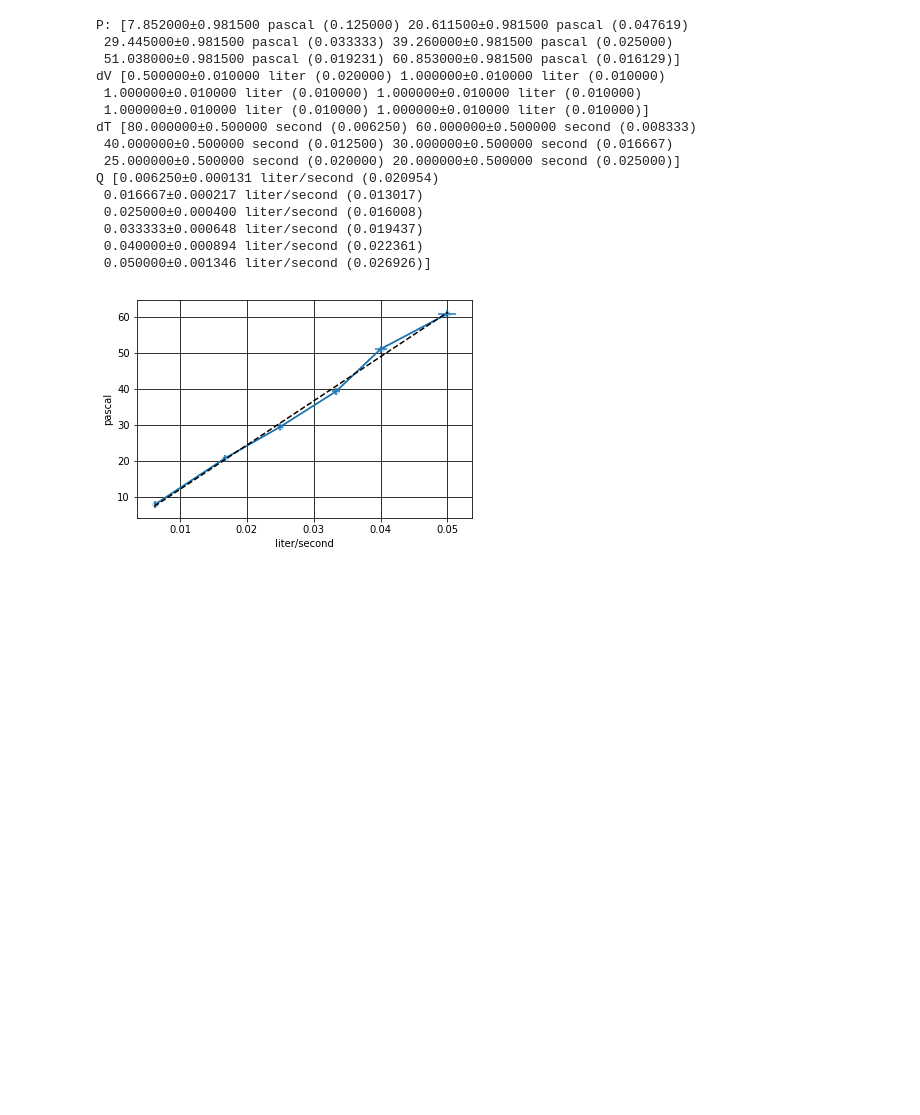
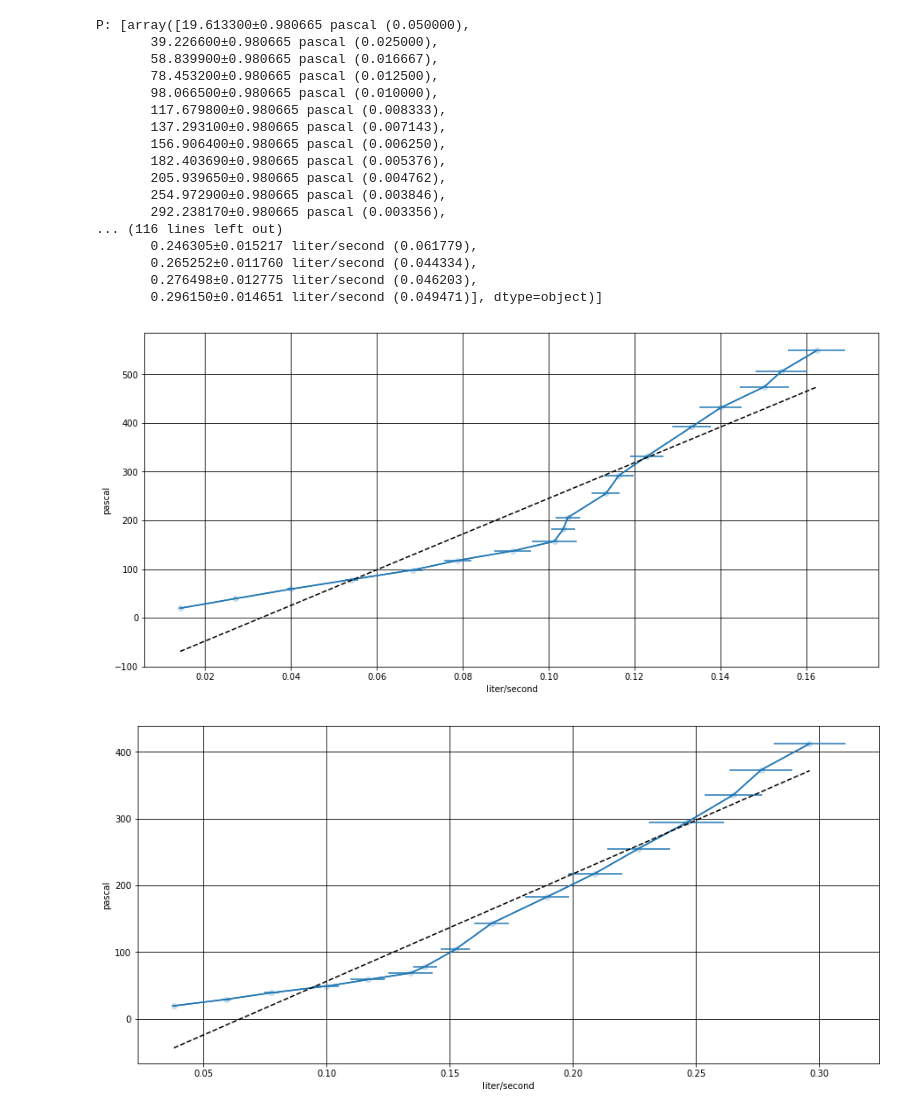
Before and after one commit to Wiki-fan/miptlabs, a Jupyter notebook: lab1.3.3 example.ipynb, the cells around one changed output. Saved outputs shown, nothing was run; the diff lists cells and outputs as text; code cells hidden in the pictures; blank space fills up the shorter version.

```diff
--- a/lab1.3.3 example.ipynb
+++ b/lab1.3.3 example.ipynb
@@ -32 +32,4 @@ mm_water_pressure = 1000*u.kg/u.m**3*1*u.mm*g
 k = 0.2 # Коэффициент наклона трубки ММН
+# %%
+data = pd.read_csv('lab1.3.3.csv')
+data
@@ -33,37 +54,50 @@ k = 0.2 # Коэффициент наклона трубки ММН
 # %%
-ticks = np.array([ml.PQ(val, sigma=0.5) for val in
-                     [4, 10.5, 15, 20, 26, 31]]) # Деления
-dP = ml.repr_ndarray_as(ticks*mm_water_pressure*k, u.pascal)
-print('P:', dP)
-dV = np.array([ml.PQ(val*u.liters, sigma=0.01*u.liters, dim=u.liters) for val in
-                     [0.5, 1, 1, 1, 1, 1]])
-print('dV', dV)
-dT = np.array([ml.PQ(val*u.seconds, sigma=0.5*u.seconds) for val in
-                     [80, 60, 40, 30, 25, 20]])
-print('dT', dT)
-Q = dV/dT
-print('Q', Q)
+# Деления
+#80 +-2, далее +-3, начиная с 220 +-1
+# 40 +- 2, 130 и далее +-1
+ticks_s = [np.array([ml.PQ(val, sigma=0.5) for val in data['delta_P'].dropna().astype(float)]),
+           np.array([ml.PQ(val, sigma=0.5) for val in data['delta_P.1'].dropna().astype(float)])]
+dP_s = [ml.repr_ndarray_as(ticks*manom_coef*k, u.pascal) for ticks in ticks_s]
+print('P:', dP_s)
+dV_s = [np.array([ml.PQ(val*u.liters, sigma=0.01*u.liters, dim=u.liters)
+                  for val in data['delta_V'].dropna().astype(float)]),
+        np.array([ml.PQ(val*u.liters, sigma=0.01*u.liters, dim=u.liters)
+                  for val in data['delta_V.1'].dropna().astype(float)])]
+print('dV', dV_s)
+dT_s = [np.array([ml.PQ(val*u.seconds, sigma=0.5*u.seconds)
+                  for val in data['delta_t'].dropna().astype(float)]),
+        np.array([ml.PQ(val*u.seconds, sigma=0.5*u.seconds)
+                  for val in data['delta_t.1'].dropna().astype(float)])]
+print('dT', dT_s)
+Q_s = [dV/dT for (dV, dT) in zip(dV_s, dT_s)]
+print('Q', Q_s)
 # %% [output]
-P: [7.852000±0.981500 pascal (0.125000) 20.611500±0.981500 pascal (0.047619)
- 29.445000±0.981500 pascal (0.033333) 39.260000±0.981500 pascal (0.025000)
- 51.038000±0.981500 pascal (0.019231) 60.853000±0.981500 pascal (0.016129)]
-dV [0.500000±0.010000 liter (0.020000) 1.000000±0.010000 liter (0.010000)
- 1.000000±0.010000 liter (0.010000) 1.000000±0.010000 liter (0.010000)
- 1.000000±0.010000 liter (0.010000) 1.000000±0.010000 liter (0.010000)]
-dT [80.000000±0.500000 second (0.006250) 60.000000±0.500000 second (0.008333)
- 40.000000±0.500000 second (0.012500) 30.000000±0.500000 second (0.016667)
- 25.000000±0.500000 second (0.020000) 20.000000±0.500000 second (0.025000)]
-Q [0.006250±0.000131 liter/second (0.020954)
- 0.016667±0.000217 liter/second (0.013017)
- 0.025000±0.000400 liter/second (0.016008)
- 0.033333±0.000648 liter/second (0.019437)
- 0.040000±0.000894 liter/second (0.022361)
- 0.050000±0.001346 liter/second (0.026926)]
+P: [array([19.613300±0.980665 pascal (0.050000),
+       39.226600±0.980665 pascal (0.025000),
+       58.839900±0.980665 pascal (0.016667),
+       78.453200±0.980665 pascal (0.012500),
+       98.066500±0.980665 pascal (0.010000),
+       117.679800±0.980665 pascal (0.008333),
+       137.293100±0.980665 pascal (0.007143),
+       156.906400±0.980665 pascal (0.006250),
+       182.403690±0.980665 pascal (0.005376),
+       205.939650±0.980665 pascal (0.004762),
+       254.972900±0.980665 pascal (0.003846),
+       292.238170±0.980665 pascal (0.003356),
+... (116 lines left out)
+       0.246305±0.015217 liter/second (0.061779),
+       0.265252±0.011760 liter/second (0.044334),
+       0.276498±0.012775 liter/second (0.046203),
+       0.296150±0.014651 liter/second (0.049471)], dtype=object)]
 # %%
-ml.plt_pq(Q, dP, ols=True)
+for Q, dP in zip(Q_s, dP_s):
+    plt.figure(figsize=(15, 7))
+    ml.plt_pq(Q, dP, ols=True)
+    plt.show()
 # Тут смотрим, когда кончается прямая, и отрезаем ненужное
 # %% [output]
-[figure, old version]
+[figure, new version]
+[figure, added]
 # %%
 ols_coefs, ols_errors = ml.OLS(Q, dP)
 print('k', ols_coefs[0])
```
Also changed, not shown: parts of 14 cells of this notebook, 2 other files.
